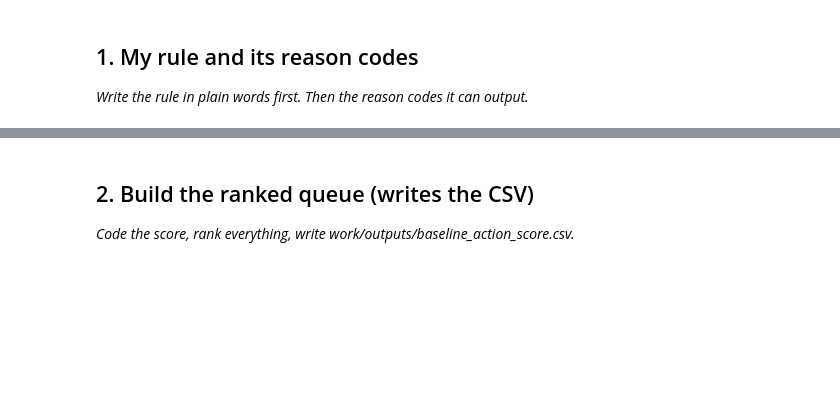
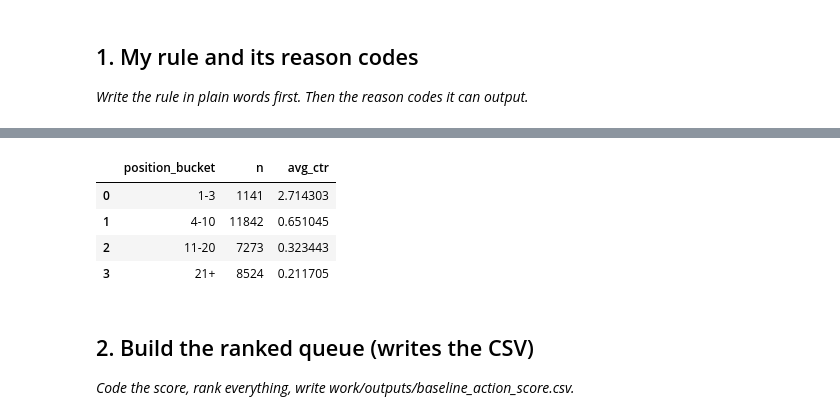
Before and after one commit to uomna/flyrank-ml, a Jupyter notebook: work/notebooks/w04_baseline_score.ipynb, the cells around one changed output, grey strips where cells are left out. Saved outputs shown, nothing was run; the diff lists cells and outputs as text; code cells hidden in the pictures; blank space fills up the shorter version.

```diff
--- a/work/notebooks/w04_baseline_score.ipynb
+++ b/work/notebooks/w04_baseline_score.ipynb
@@ -16,3 +87,24 @@ This skeleton is yours to fill. Work the sections **in order** — each one has
+# %%
+import pandas as pd
+
+df_valid = df[df["avg_position"] > 0].copy()
+df_valid["position_bucket"] = pd.cut(
+    df_valid["avg_position"],
+    bins=[0, 3, 10, 20, 100],
+    labels=["1-3", "4-10", "11-20", "21+"]
+)
+
+signal2_bucket = df_valid.groupby("position_bucket", observed=True).agg(
+    n=("content_id", "count"),
+    avg_ctr=("ctr", "mean")
+).reset_index()
+signal2_bucket
+# %% [output]
+|  | position_bucket | n | avg_ctr |
+| 0 | 1-3 | 1141 | 2.714303 |
+| 1 | 4-10 | 11842 | 0.651045 |
+| 2 | 11-20 | 7273 | 0.323443 |
+| 3 | 21+ | 8524 | 0.211705 |
 # %% [markdown]
 ## 2. Build the ranked queue (writes the CSV)
 
```
Also changed, not shown: parts of 16 cells of this notebook.
